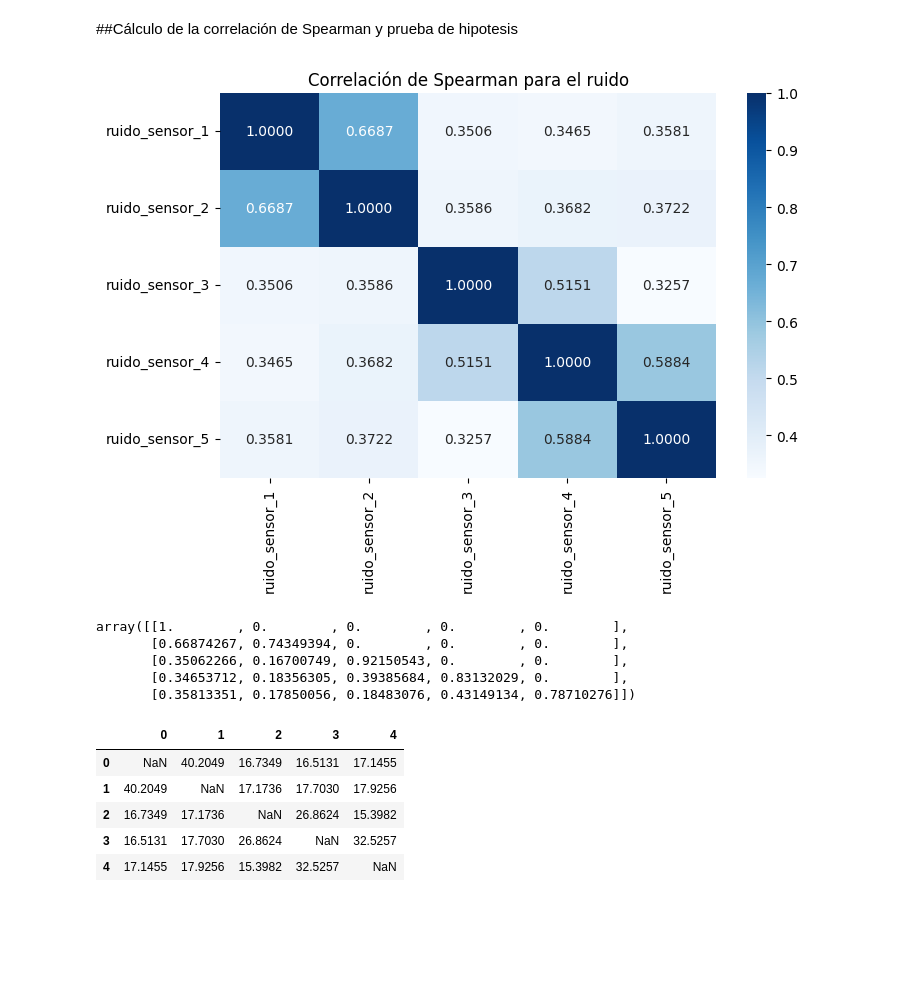
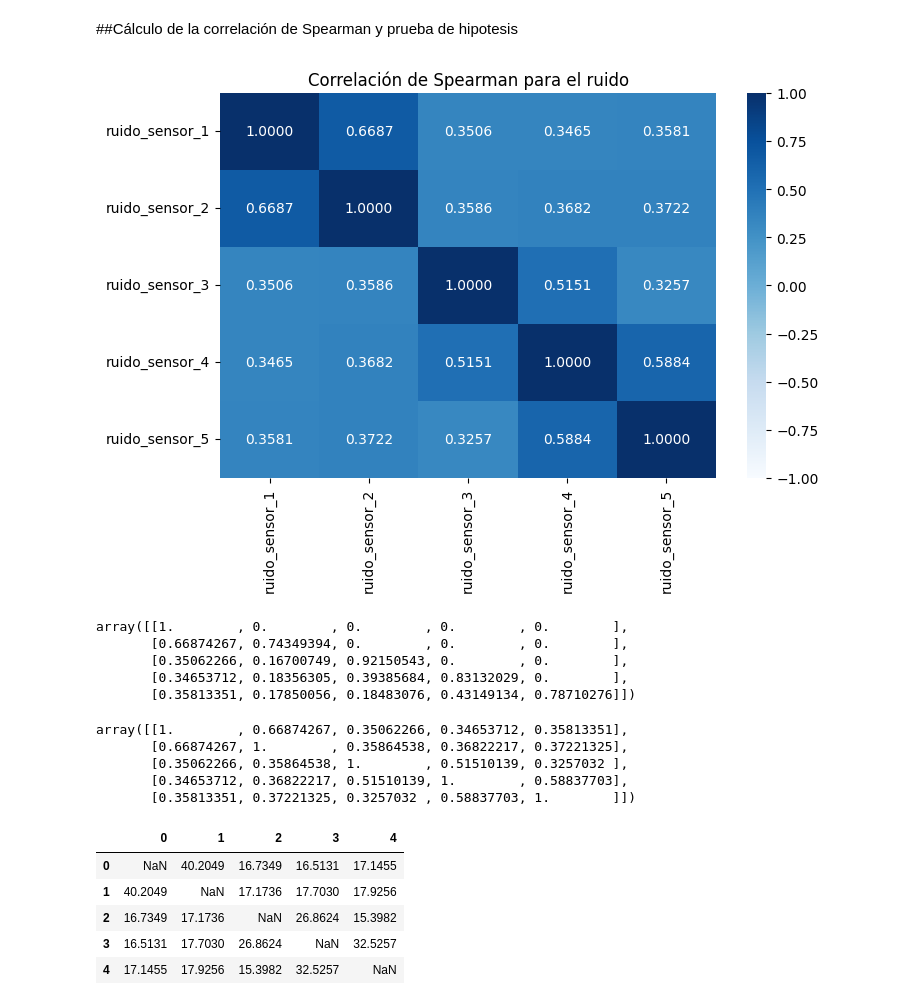
Before and after one commit to ProfeAgudelo/Modelaci-n_Estocastica, a Jupyter notebook: Problema_1_Confiabilidad_de_sistema_multicomponente_con_Cópula_Gaussiana.ipynb, the cells around one changed output. Cells and saved outputs as stored; diff of their text form; code cells hidden in the pictures; blank space fills up the shorter version.

```diff
--- a/Problema_1_Confiabilidad_de_sistema_multicomponente_con_Cópula_Gaussiana.ipynb
+++ b/Problema_1_Confiabilidad_de_sistema_multicomponente_con_Cópula_Gaussiana.ipynb
@@ -233,16 +240,16 @@ mean_V = data['vibracion'].mean()
 # %%
 R = spearmanr(data_ruido)
 data_R = pd.DataFrame(R[0])
 
 #Grafico de correlación
 plt.figure(figsize=(8,5))
 cmap = sns.color_palette("Blues", as_cmap=True)
-sns.heatmap(data_R, annot=True, cmap= cmap, fmt=".4f",
+sns.heatmap(data_R, annot=True, cmap= cmap, fmt=".4f",vmin=-1, vmax=1,
             xticklabels=data_ruido.columns, yticklabels=data_ruido.columns)
 plt.title('Correlación de Spearman para el ruido')
 plt.show()
 # %% [output]
-[figure, old version]
+[figure, new version]
 # %%
 #Definición de la matriz de Cholesky
 L_rho = np.linalg.cholesky(R[0])
@@ -253,6 +260,15 @@ array([[1.        , 0.        , 0.        , 0.        , 0.        ],
        [0.35062266, 0.16700749, 0.92150543, 0.        , 0.        ],
        [0.34653712, 0.18356305, 0.39385684, 0.83132029, 0.        ],
        [0.35813351, 0.17850056, 0.18483076, 0.43149134, 0.78710276]])
+# %%
+#Prueba de la factorización de Cholesky
+np.dot(L_rho,L_rho.transpose())
+# %% [output]
+array([[1.        , 0.66874267, 0.35062266, 0.34653712, 0.35813351],
+       [0.66874267, 1.        , 0.35864538, 0.36822217, 0.37221325],
+       [0.35062266, 0.35864538, 1.        , 0.51510139, 0.3257032 ],
+       [0.34653712, 0.36822217, 0.51510139, 1.        , 0.58837703],
+       [0.35813351, 0.37221325, 0.3257032 , 0.58837703, 1.        ]])
 # %%
 n = len(data)
 data_R_t = data_R.map(lambda x: round(x * np.sqrt((n - 2) / (1 - x**2)), 4) if abs(x) != 1 else np.nan)
```
Also changed, not shown: parts of 14 cells of this notebook.
